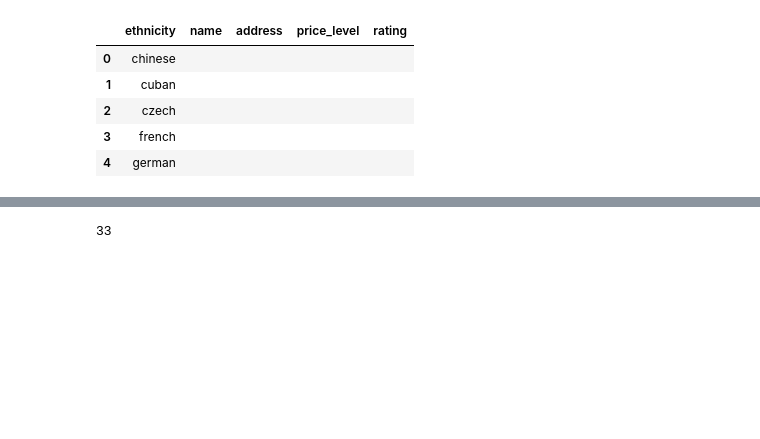
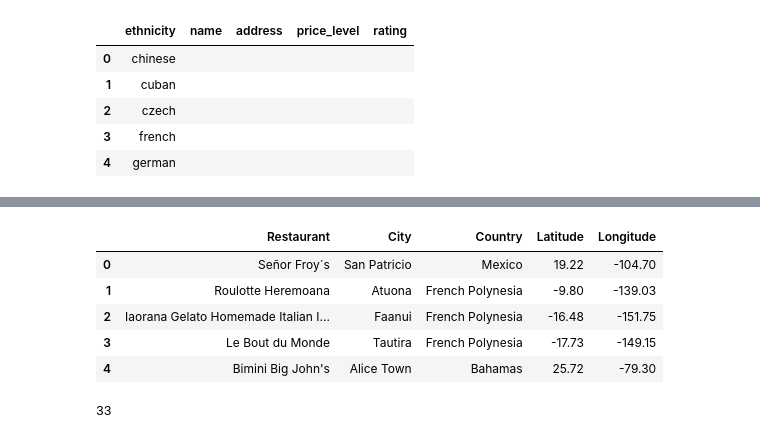
Before and after one commit to IrinaUX/python-api-challenge-2, a Jupyter notebook: VacationPy/VacationPy.ipynb, the cells around one changed output, grey strips where cells are left out. Drawn from its saved outputs; the diff is of its cells as text; code cells hidden in the pictures; blank space fills up the shorter version.

```diff
--- a/VacationPy/VacationPy.ipynb
+++ b/VacationPy/VacationPy.ipynb
@@ -84,8 +84,8 @@ warm_and_noCloud_df.head()
 | 30 | Bengkulu | 29.18 | 2 | -3.80 | 102.27 | 61 | 1.84 |
 | 34 | Atuona | 26.82 | 36 | -9.80 | -139.03 | 81 | 9.31 |
 # %%
-eur_df = warm_and_noCloud_df.loc[warm_and_noCloud_df['Longitude'] < 60]
-eur_df.head()
+vac_df = warm_and_noCloud_df.loc[warm_and_noCloud_df['Longitude'] < 60]
+vac_df.head()
 # %% [output]
 |  | City | Temperature (DegC) | Cloudiness (%) | Latitude | Longitude | Humidity (%) | Wind Speed (mps) |
 | 24 | San Patricio | 26.04 | 1 | 19.22 | -104.70 | 83 | 2.20 |
@@ -126,3 +126,8 @@ types_df.head()
 | 2 | czech |  |  |  |  |
 | 3 | french |  |  |  |  |
 | 4 | german |  |  |  |  |
+# %%
+# Setup query parameters
+target_type = "restaurant"
+locations = vac_df[['Latitude', 'Longitude', 'City']]
+locations.head()
@@ -193,14 +218,30 @@ Closest restaurant restaurant is Iaorana Gelato Homemade Italian Ice Cream, inte
 ------------------END------------------
 # %%
 # set up additional columns to hold information
-restr_vcnt_df = pd.DataFrame({
-                            'Restaurant Name': restr_list,
-                            'Vicinity': restr_vcnt_list,
-                            'Coordinates': locs_list})
-len(restr_vcnt_df)
+restr_vcnt_df = pd.DataFrame({'Restaurant': restr_list,
+                              'Vicinity': restr_vcnt_list,
+                              'Coordinates': locs_list,
+                              'City': cities_list,
+                              'Country': countries})
+restos_df = pd.DataFrame({'Restaurant': restr_list,
+                          'City': cities_list,
+                          'Country': countries,
+                          'Latitude': lats_list,
+                          'Longitude': longs_list})
+
+len(restos_df)
 #restr_vcnt_df.index += 1
 restr_vcnt_df.to_csv("OutputData/Restaurants_in_proximity.csv", index=False)
-restr_vcnt_df.head()
-len(restr_vcnt_df) # 33
+restos_df.to_csv("OutputData/Restos_marker_layer_for_Heatmap.csv", index=False)
+restos_df.head()
 # %% [output]
-33
+|  | Restaurant | City | Country | Latitude | Longitude |
+| 0 | Señor Froy´s | San Patricio | Mexico | 19.22 | -104.70 |
+| 1 | Roulotte Heremoana | Atuona | French Polynesia | -9.80 | -139.03 |
+| 2 | Iaorana Gelato Homemade Italian I... | Faanui | French Polynesia | -16.48 | -151.75 |
+| 3 | Le Bout du Monde | Tautira | French Polynesia | -17.73 | -149.15 |
+| 4 | Bimini Big John's | Alice Town | Bahamas | 25.72 | -79.30 |
+# %%
+len(restos_df) # 33
+# %% [output]
+33
```
Also changed, not shown: parts of 12 cells of this notebook, 2 other files.
